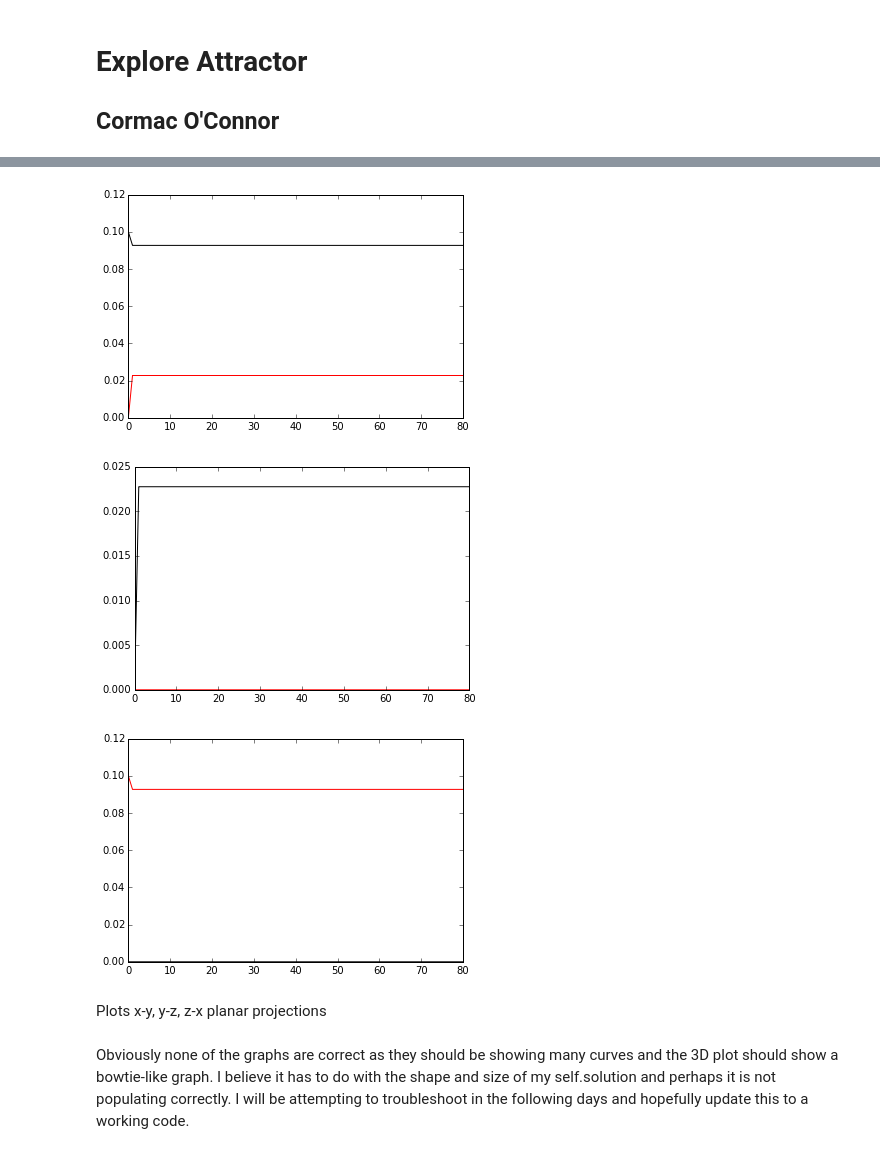
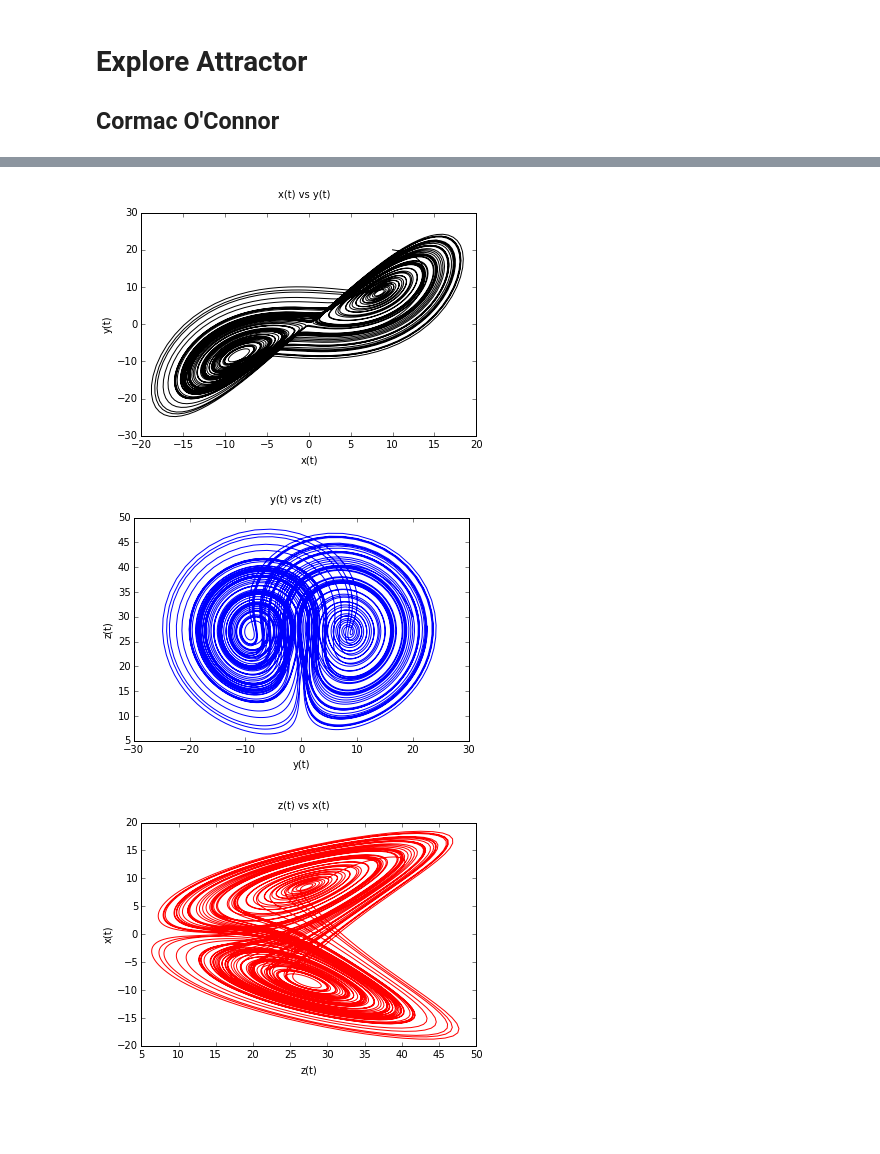
Before and after one commit to ceoconnor/CS510-Fall2015-Midterm, a Jupyter notebook: ExploreAttractor.ipynb, the cells around one changed output, grey strips where cells are left out. Drawn from its saved outputs; the diff is of its cells as text; code cells hidden in the pictures; blank space fills up the shorter version.

```diff
--- a/ExploreAttractor.ipynb
+++ b/ExploreAttractor.ipynb
@@ -27,12 +97,9 @@ Plots x(t), y(t), z(t) with initial conditions
 # %%
+a.evolve([10,20,30])
 a.plotxy()
 a.plotyz()
 a.plotzx()
 # %% [output]
-[figure, old version]
+[figure, new version]
-[figure, old version]
+[figure, new version]
-[figure, old version]
+[figure, new version]
-# %% [markdown]
-Plots x-y, y-z, z-x planar projections
-# %% [markdown]
-Obviously none of the graphs are correct as they should be showing many curves and the 3D plot should show a bowtie-like graph. I believe it has to do with the shape and size of my self.solution and perhaps it is not populating correctly. I will be attempting to troubleshoot in the following days and hopefully update this to a working code.
```
Also changed, not shown: parts of 25 cells of this notebook.
